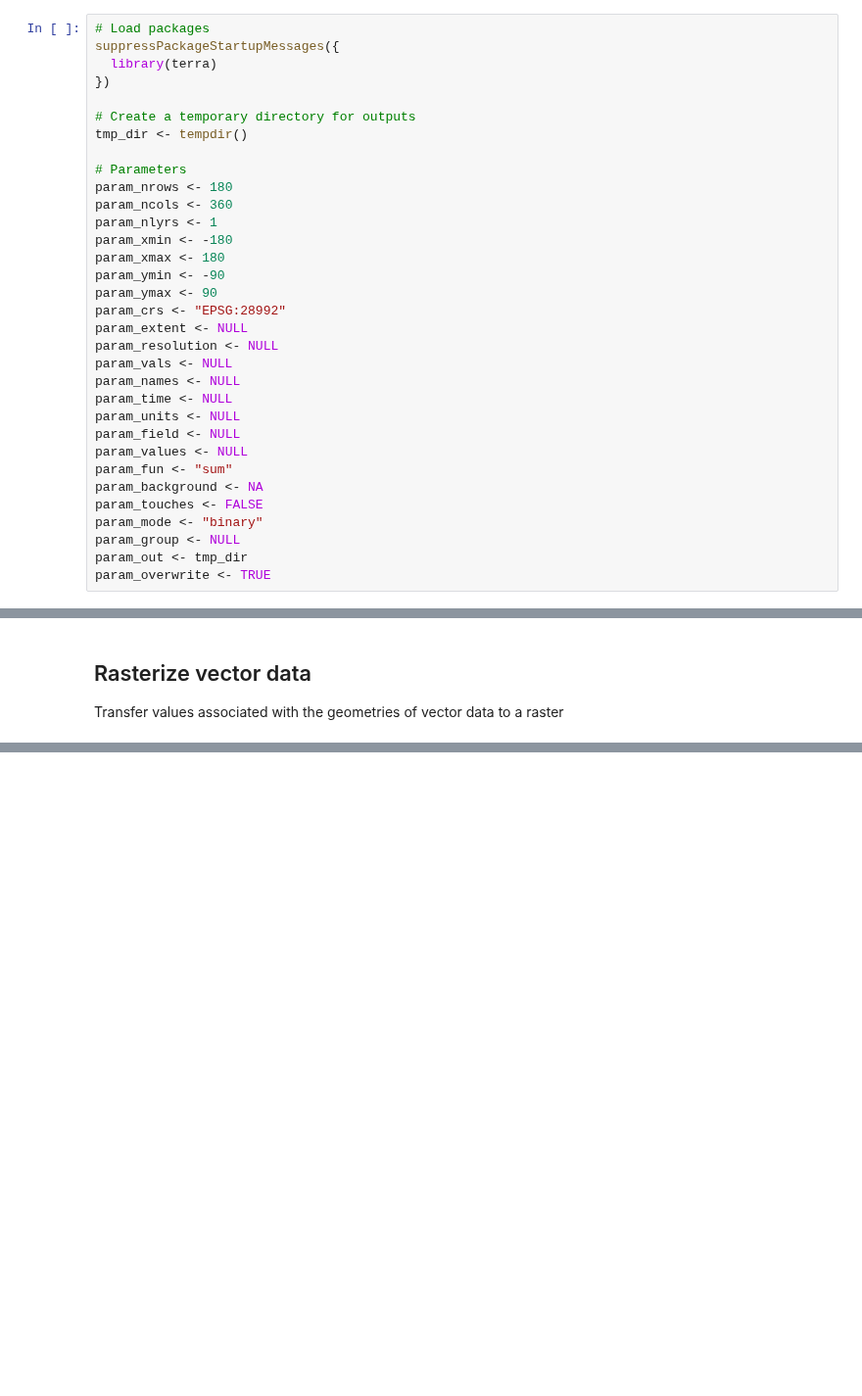
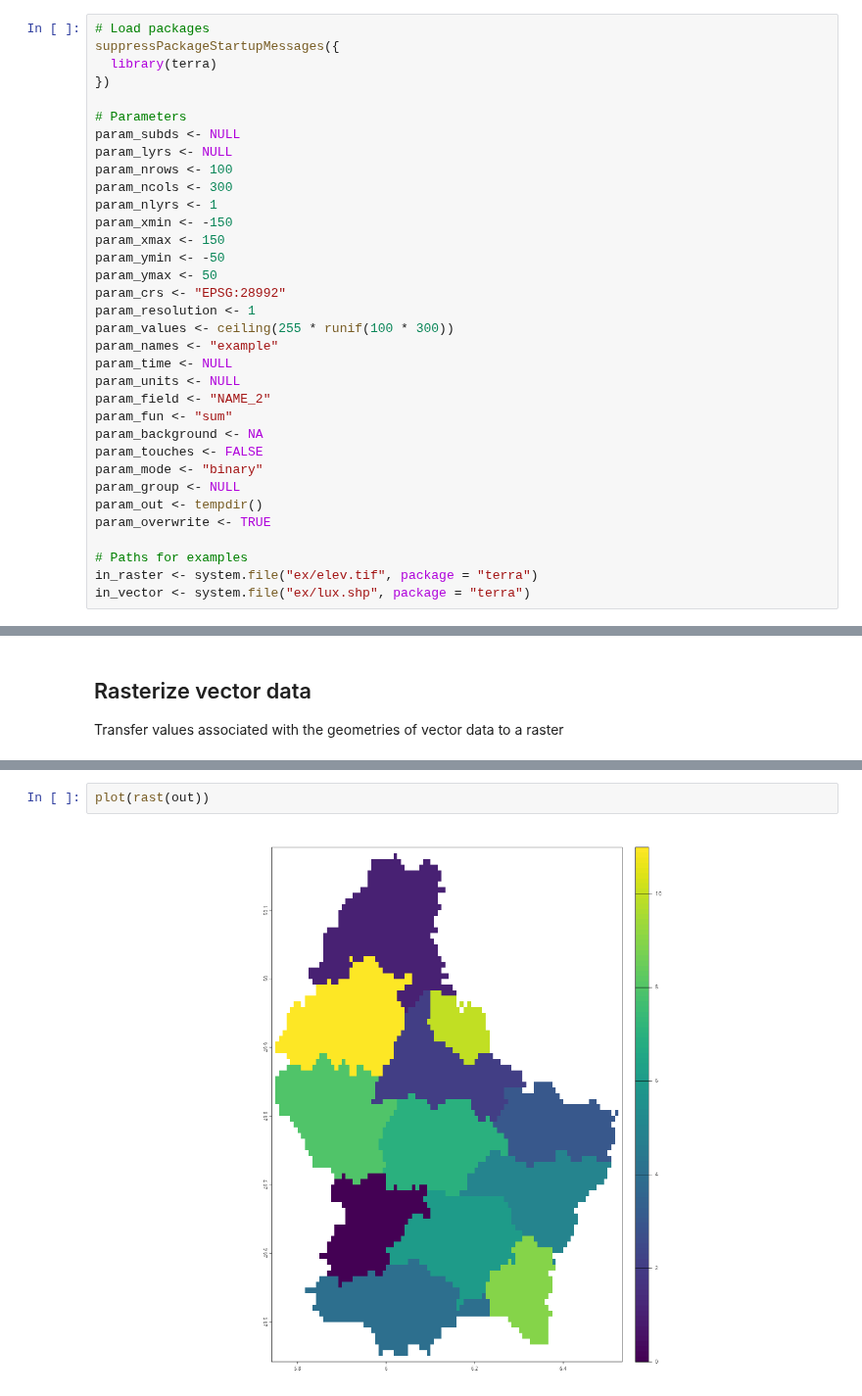
Before and after one commit to LTER-LIFE/vl-geospatial-toolbox, a Jupyter notebook: rasterization.ipynb, the cells around one changed output, grey strips where cells are left out. Shown at 98% size. Saved outputs shown, nothing was run; the diff lists cells and outputs as text; blank space fills up the shorter version.

```diff
--- a/rasterization.ipynb
+++ b/rasterization.ipynb
@@ -10,30 +10,31 @@ suppressPackageStartupMessages({
   library(terra)
 })
 
-# Create a temporary directory for outputs
-tmp_dir <- tempdir()
-
 # Parameters
-param_nrows <- 180
-param_ncols <- 360
+param_subds <- NULL
+param_lyrs <- NULL
+param_nrows <- 100
+param_ncols <- 300
 param_nlyrs <- 1
-param_xmin <- -180
-param_xmax <- 180
-param_ymin <- -90
-param_ymax <- 90
+param_xmin <- -150
+param_xmax <- 150
+param_ymin <- -50
+param_ymax <- 50
 param_crs <- "EPSG:28992"
-param_extent <- NULL
-param_resolution <- NULL
-param_vals <- NULL
-param_names <- NULL
+param_resolution <- 1
+param_values <- ceiling(255 * runif(100 * 300))
+param_names <- "example"
 param_time <- NULL
 param_units <- NULL
-param_field <- NULL
-param_values <- NULL
+param_field <- "NAME_2"
 param_fun <- "sum"
 param_background <- NA
 param_touches <- FALSE
 param_mode <- "binary"
 param_group <- NULL
-param_out <- tmp_dir
+param_out <- tempdir()
 param_overwrite <- TRUE
+
+# Paths for examples
+in_raster <- system.file("ex/elev.tif", package = "terra")
+in_vector <- system.file("ex/lux.shp", package = "terra")
@@ -249,0 +204,4 @@ lines(x)
+# %%
+plot(rast(out))
+# %% [output]
+[figure, added]
```
Also changed, not shown: parts of 15 cells of this notebook, 3 other files.
